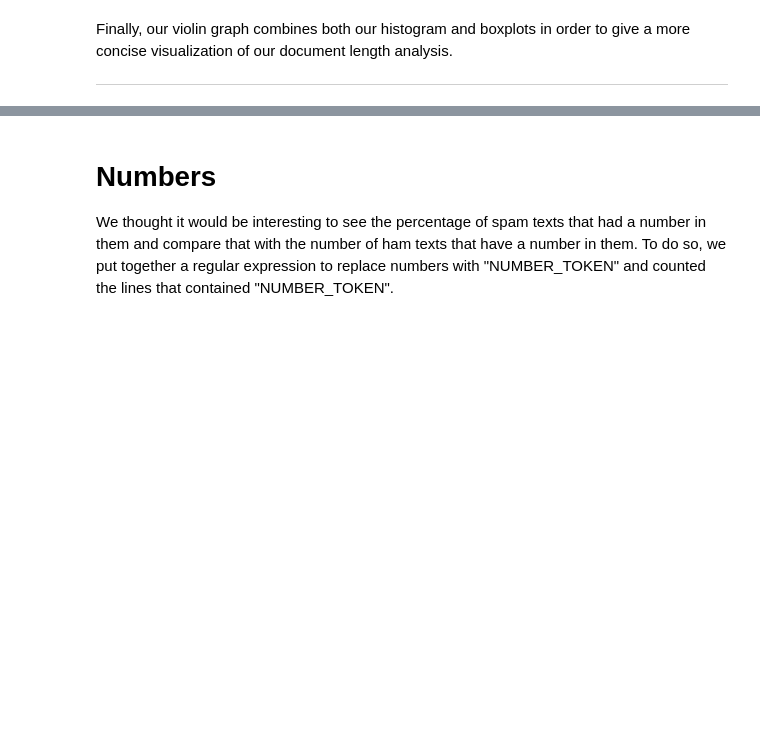
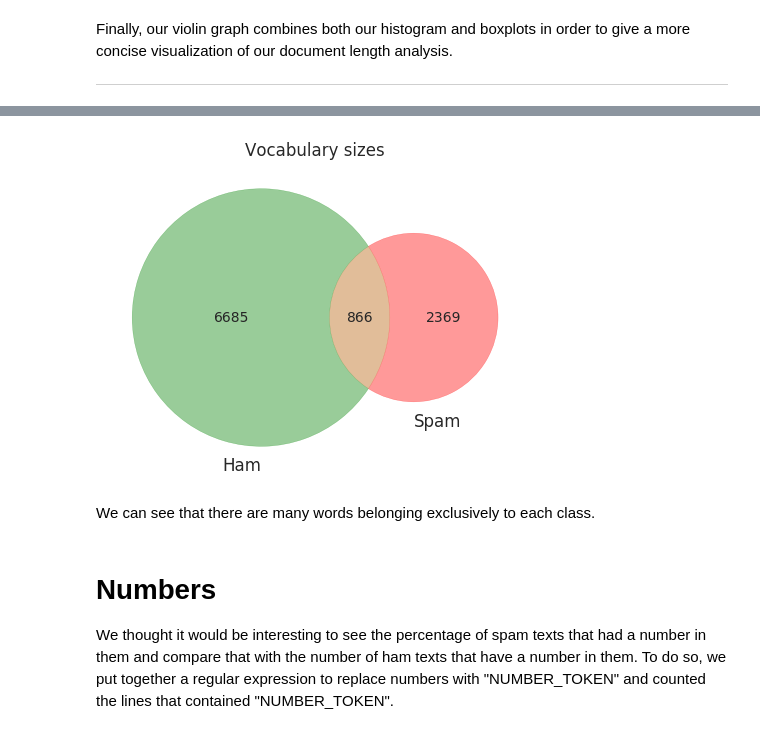
Before and after one commit to LukeWood/SpamVsHamDataAnalysis, a Jupyter notebook: DraftReport-2.ipynb, the cells around one changed output, grey strips where cells are left out. Drawn from its saved outputs; the diff is of its cells as text; code cells hidden in the pictures; blank space fills up the shorter version.

Commit message:
add vocab venn diagram

```diff
--- a/DraftReport-2.ipynb
+++ b/DraftReport-2.ipynb
@@ -250,3 +254,26 @@ ___
+# %%
+from matplotlib_venn import venn2
+
+count_vect_ham = CountVectorizer(stop_words='english')
+bag_words_ham = count_vect_ham.fit_transform([t[1] for t in texts if t[0] == 'ham'])
+count_vect_spam = CountVectorizer(stop_words='english')
+bag_words_spam = count_vect_spam.fit_transform([t[1] for t in texts if t[0] == 'spam'])
+
+ham_vocab_count = len(count_vect_ham.vocabulary_)
+spam_vocab_count = len(count_vect_spam.vocabulary_)
+and_vocab_count = len(set(count_vect_ham.vocabulary_.keys()) & \
+                      set(count_vect_spam.vocabulary_.keys()))
+
+v = venn2(subsets=(ham_vocab_count, spam_vocab_count, and_vocab_count),
+          set_labels = ('Ham', 'Spam'))
+v.get_patch_by_id('10').set_color('green')
+v.get_patch_by_id('01').set_color('red')
+plt.title("Vocabulary sizes")
+plt.show()
+# %% [output]
+[figure, added]
+# %% [markdown]
+We can see that there are many words belonging exclusively to each class.
 # %% [markdown]
 # Numbers
 
```
Also changed, not shown: parts of 16 cells of this notebook.
